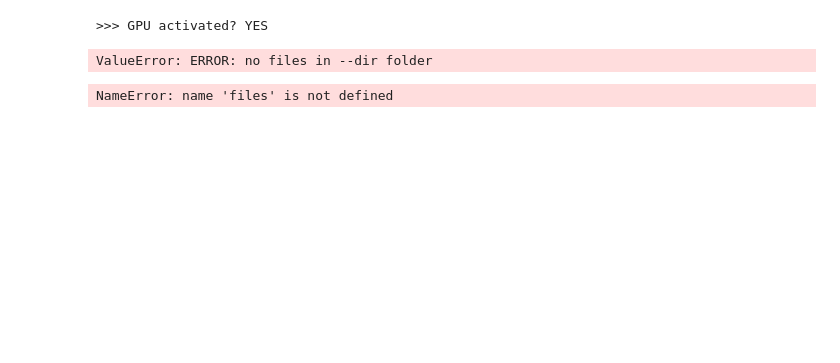
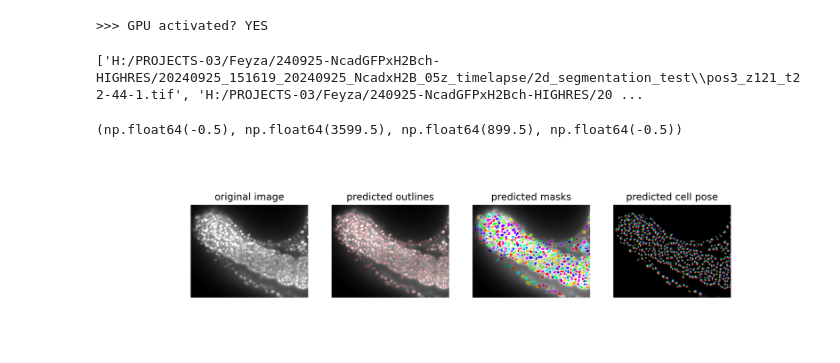
Before and after one commit to feyzanar/git-mycodes, a Jupyter notebook: 2d_cellpose.ipynb, the cells around one changed output. Cells and saved outputs as stored; diff of their text form; code cells hidden in the pictures; blank space fills up the shorter version.

```diff
--- a/2d_cellpose.ipynb
+++ b/2d_cellpose.ipynb
@@ -55,28 +61,29 @@ cellprob_threshold = -1
 # %%
 # run model in a directory of multichannel image series
+chan = 1
+chan2 = 2
+diameter = 17
 
-dir = "/Volumes/projects-03/Feyza/240925-NcadGFPxH2Bch/20240925_151619_20240925_NcadxH2B_05z_timelapse/2d_segmentation_test"
+dir = "H:/PROJECTS-03/Feyza/240925-NcadGFPxH2Bch-HIGHRES/20240925_151619_20240925_NcadxH2B_05z_timelapse/2d_segmentation_test"
 # gets image files in dir (ignoring image files ending in _masks)
 files = io.get_image_files(dir, '_masks')
 print(files)
 images = [io.imread(f) for f in files]
 
 # declare model
-model = models.CellposeModel(gpu=False,
+model = models.CellposeModel(gpu=True,
                              pretrained_model=model_path)
+
 
 # use model diameter if user diameter is 0
 diameter = model.diam_labels if diameter==0 else diameter
 
 # run model on test images
 masks, flows, styles = model.eval(images,
-                                  channels=[chan, chan2],
                                   diameter=diameter,
-                                  flow_threshold=flow_threshold,
-                                  cellprob_threshold=cellprob_threshold
-                                  )
+                                  channels=[chan2,0])
 # %% [output]
-ValueError: ERROR: no files in --dir folder
+['H:/PROJECTS-03/Feyza/240925-NcadGFPxH2Bch-HIGHRES/20240925_151619_20240925_NcadxH2B_05z_timelapse/2d_segmentation_test\\pos3_z121_t22-44-1.tif', 'H:/PROJECTS-03/Feyza/240925-NcadGFPxH2Bch-HIGHRES/20 ...
 # %%
 # save output to *_seg.npy
 io.masks_flows_to_seg(images,
@@ -101,12 +108,13 @@ io.save_masks(images,
               save_mpl=True # make matplotlib fig to view (WARNING: SLOW W/ LARGE IMAGES)
               )
 # %%
-f = files[19]
+f = files[13]
 plt.figure(figsize=(12,4), dpi=300)
 plt.imshow(io.imread(os.path.splitext(f)[0] + '_cp_output.png'))
 plt.axis('off')
 # %% [output]
-NameError: name 'files' is not defined
+(np.float64(-0.5), np.float64(3599.5), np.float64(899.5), np.float64(-0.5))
+[figure, added]
 # %%
 # sneek peak
 
```
Also changed, not shown: parts of 8 cells of this notebook, 5 other files.
